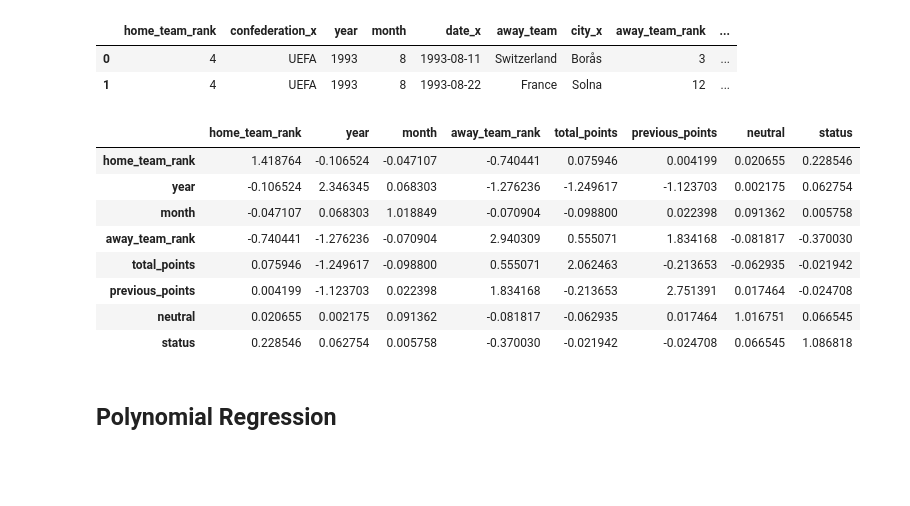
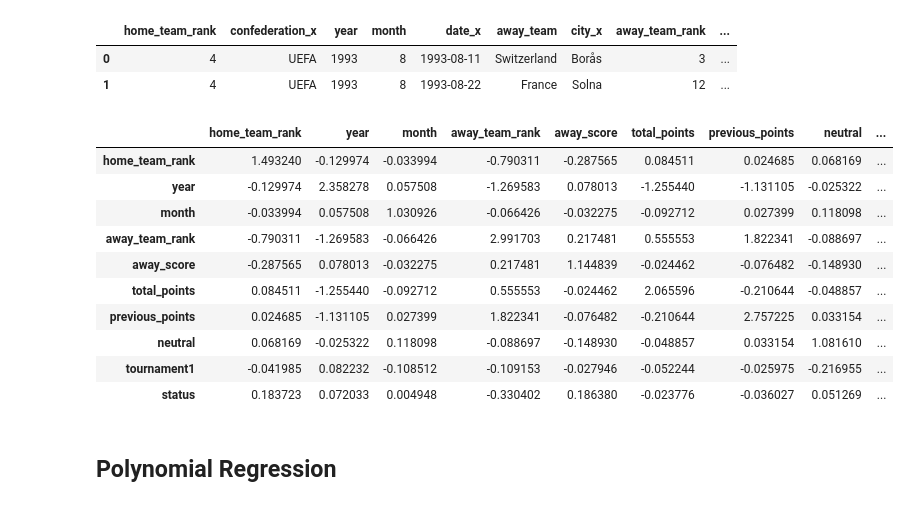
Before and after one commit to BrendaChepkoech/-Mchezopesa-Ltd-Project, a Jupyter notebook: Brenda_Chepkoech_Week_6_IP.ipynb, the cells around one changed output. Saved outputs shown, nothing was run; the diff lists cells and outputs as text; code cells hidden in the pictures; blank space fills up the shorter version.

```diff
--- a/Brenda_Chepkoech_Week_6_IP.ipynb
+++ b/Brenda_Chepkoech_Week_6_IP.ipynb
@@ -280,6 +284,6 @@ rankings.head(1)
 #merging the rankings and results dataset
 # We create a dataframe to get the away team rank
 rank_away = pd.merge(rankings, results, left_on= ['year','month','country'], right_on= ['year','month','away_team'], how='inner')
-
+rank_away.head(1)
 # We then drop the unnecessary columns
-rank_away.drop(['country_x','rank_change'], axis=1, inplace=True)
+#rank_away.drop(['country_x','rank_change'], axis=1, inplace=True)
@@ -565,31 +596,43 @@ df.head(2)
 |  | home_team_rank | confederation_x | year | month | date_x | away_team | city_x | away_team_rank | ... |
 | 0 | 4 | UEFA | 1993 | 8 | 1993-08-11 | Switzerland | Borås | 3 | ... |
 | 1 | 4 | UEFA | 1993 | 8 | 1993-08-22 | France | Solna | 12 | ... |
+# %%
+#Creating tournament column to show if the game was friendly or not
+def tournament(f):
+    if f == 'Friendly':
+        return 'Friendly'
+    else:
+        return 'Not Friendly'
+
+df['tournament1'] = df.tournament.apply(lambda i: tournament(i))
 # %%
 #convert non numerical columns to numerical using lable ecncoding
 from sklearn.preprocessing import LabelEncoder
 en = LabelEncoder()
 df['neutral']= en.fit_transform(df['neutral'])
 df['status']= en.fit_transform(df['status'])
+df['tournament1']= en.fit_transform(df['tournament1'])
 # %%
 #multicollinearity
 # Pick independent variables only.
-independent_only= df[["home_team_rank","year","month","away_team_rank","total_points","previous_points","neutral","status"]]
+independent_only= df[["home_team_rank","year","month","away_team_rank","away_score","total_points","previous_points","neutral",'tournament1',"status"]]
 
 # Let's display the correlations between the variables
 correlations = independent_only.corr()
 correlations
 pd.DataFrame(np.linalg.inv(correlations.values), index = correlations.index, columns=correlations.columns)
 # %% [output]
-|  | home_team_rank | year | month | away_team_rank | total_points | previous_points | neutral | status |
-| home_team_rank | 1.418764 | -0.106524 | -0.047107 | -0.740441 | 0.075946 | 0.004199 | 0.020655 | 0.228546 |
-| year | -0.106524 | 2.346345 | 0.068303 | -1.276236 | -1.249617 | -1.123703 | 0.002175 | 0.062754 |
-| month | -0.047107 | 0.068303 | 1.018849 | -0.070904 | -0.098800 | 0.022398 | 0.091362 | 0.005758 |
-| away_team_rank | -0.740441 | -1.276236 | -0.070904 | 2.940309 | 0.555071 | 1.834168 | -0.081817 | -0.370030 |
-| total_points | 0.075946 | -1.249617 | -0.098800 | 0.555071 | 2.062463 | -0.213653 | -0.062935 | -0.021942 |
-| previous_points | 0.004199 | -1.123703 | 0.022398 | 1.834168 | -0.213653 | 2.751391 | 0.017464 | -0.024708 |
-| neutral | 0.020655 | 0.002175 | 0.091362 | -0.081817 | -0.062935 | 0.017464 | 1.016751 | 0.066545 |
-| status | 0.228546 | 0.062754 | 0.005758 | -0.370030 | -0.021942 | -0.024708 | 0.066545 | 1.086818 |
+|  | home_team_rank | year | month | away_team_rank | away_score | total_points | previous_points | neutral | ... |
+| home_team_rank | 1.493240 | -0.129974 | -0.033994 | -0.790311 | -0.287565 | 0.084511 | 0.024685 | 0.068169 | ... |
+| year | -0.129974 | 2.358278 | 0.057508 | -1.269583 | 0.078013 | -1.255440 | -1.131105 | -0.025322 | ... |
+| month | -0.033994 | 0.057508 | 1.030926 | -0.066426 | -0.032275 | -0.092712 | 0.027399 | 0.118098 | ... |
+| away_team_rank | -0.790311 | -1.269583 | -0.066426 | 2.991703 | 0.217481 | 0.555553 | 1.822341 | -0.088697 | ... |
+| away_score | -0.287565 | 0.078013 | -0.032275 | 0.217481 | 1.144839 | -0.024462 | -0.076482 | -0.148930 | ... |
+| total_points | 0.084511 | -1.255440 | -0.092712 | 0.555553 | -0.024462 | 2.065596 | -0.210644 | -0.048857 | ... |
+| previous_points | 0.024685 | -1.131105 | 0.027399 | 1.822341 | -0.076482 | -0.210644 | 2.757225 | 0.033154 | ... |
+| neutral | 0.068169 | -0.025322 | 0.118098 | -0.088697 | -0.148930 | -0.048857 | 0.033154 | 1.081610 | ... |
+| tournament1 | -0.041985 | 0.082232 | -0.108512 | -0.109153 | -0.027946 | -0.052244 | -0.025975 | -0.216955 | ... |
+| status | 0.183723 | 0.072033 | 0.004948 | -0.330402 | 0.186380 | -0.023776 | -0.036027 | 0.051269 | ... |
 # %% [markdown]
 ## Polynomial Regression
 # %% [markdown]
```
Also changed, not shown: parts of 31 cells of this notebook.
